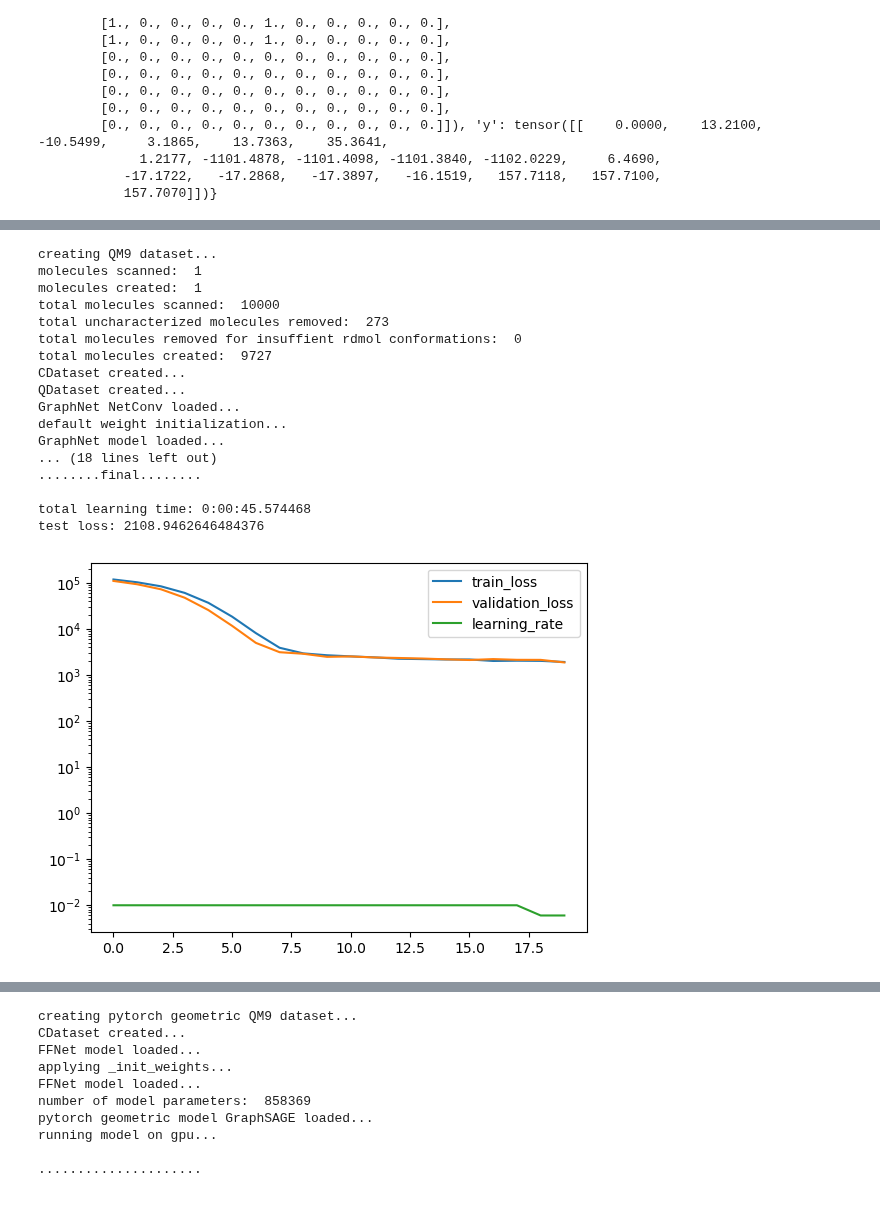
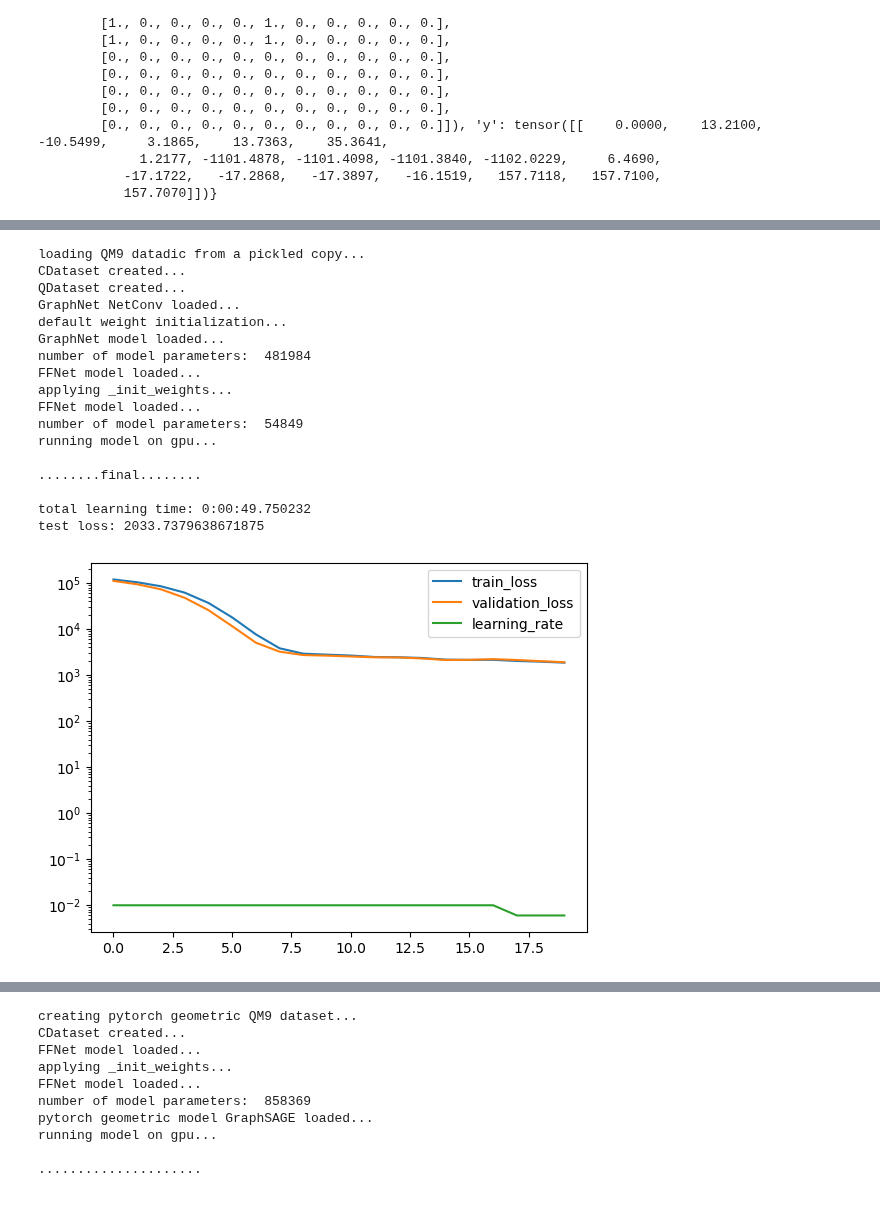
Before and after one commit to icanswim/qchem, a Jupyter notebook: experiment.ipynb, the cells around one changed output, grey strips where cells are left out. Saved outputs shown, nothing was run; the diff lists cells and outputs as text; code cells hidden in the pictures.

```diff
--- a/experiment.ipynb
+++ b/experiment.ipynb
@@ -595,8 +604,8 @@ ds_param = {'train_param': {'input_dict': {'x': [
                                             },
                               #'filter_on': ('n_atoms','>','8'),
                               'n': 10000, # non-random subset for testing,
-                              'use_pickle': 'qm9_seq_10', #use pickle if exists otherwise create
-                              'n_conformers': 3,
+                              'use_pickle': 'qm9_10.pkl', # use pickle if exists otherwise create
+                              'n_conformers': 10,
                               'dict2data': True}}
 
 model_param = {'in_channels': 16+16+1+1+1,
@@ -621,7 +630,7 @@ model_param = {'in_channels': 16+16+1+1+1,
                              'hidden': 128,
                              'out_channels': 1}}
 
-metrics_param = {'report_interval': 30,
+metrics_param = {'report_interval': 60,
                  'log_plot': True,
                  'min_lr': .0013, # early stopping
                  'last_n': 5} # display the last n values every report_interval
@@ -632,44 +641,44 @@ crit_param = {'reduction': 'sum'}
 
 sample_param = {'set_seed': 88,
                 'splits': (.7, .15),
                 #'subset': .1 # random subset
                }
 
 sched_param = {'factor': .6,
                'patience': 2,
                'cooldown': 2}
 
 
 learn = Learn([QM9],
               GraphNet,
               Selector,
               Optimizer=Adam,
               Scheduler=ReduceLROnPlateau,
               Criterion=MSELoss, DataLoader=DataLoader,
               model_param=model_param, ds_param=ds_param, sample_param=sample_param,
               opt_param=opt_param, sched_param=sched_param, crit_param=crit_param,
               metrics_param=metrics_param,
               batch_size=256, epochs=20, num_workers=4,
               load_embed=False, save_model=False, load_model=None)
 # %% [output]
-creating QM9 dataset...
-molecules scanned:  1
-molecules created:  1
-total molecules scanned:  10000
-total uncharacterized molecules removed:  273
-total molecules removed for insuffient rdmol conformations:  0
-total molecules created:  9727
+loading QM9 datadic from a pickled copy...
 CDataset created...
 QDataset created...
 GraphNet NetConv loaded...
 default weight initialization...
 GraphNet model loaded...
-... (18 lines left out)
+number of model parameters:  481984
+FFNet model loaded...
+applying _init_weights...
+FFNet model loaded...
+number of model parameters:  54849
+running model on gpu...
+
 ........final........
 
-total learning time: 0:00:45.574468
-test loss: 2108.9462646484376
+total learning time: 0:00:49.750232
+test loss: 2033.7379638671875
-[figure, old version]
+[figure, new version]
 # %%
 # QM9 dataset and GraphNet model with SAGEConv
 # extract, filter, create, transform, embed, save, load, model, metrics, display
```
Also changed, not shown: parts of 16 cells of this notebook, 1 other file.
